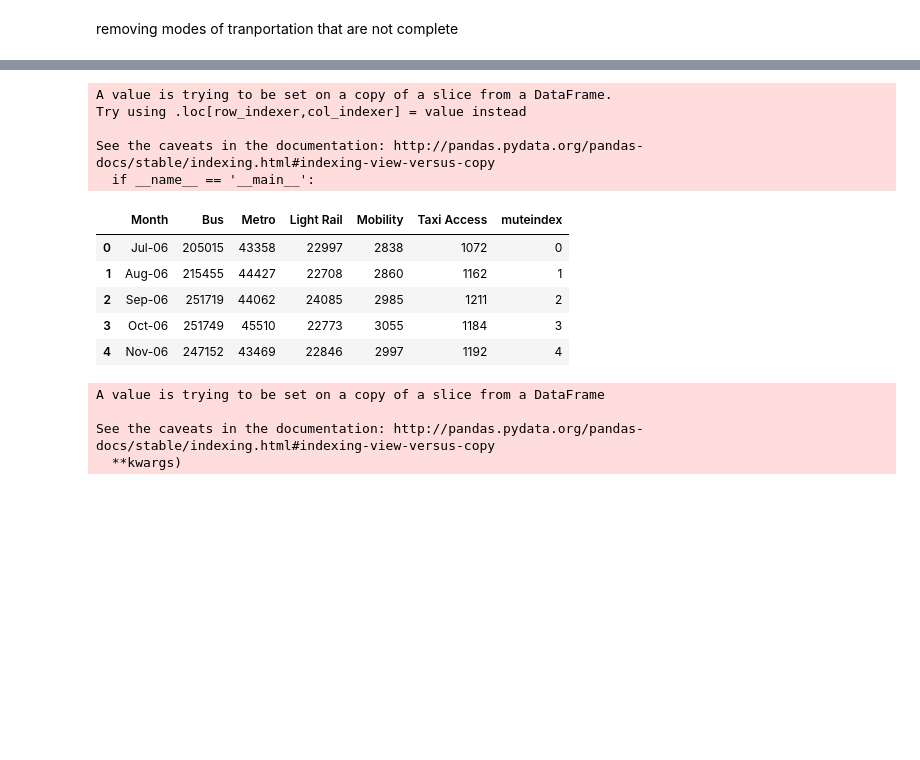
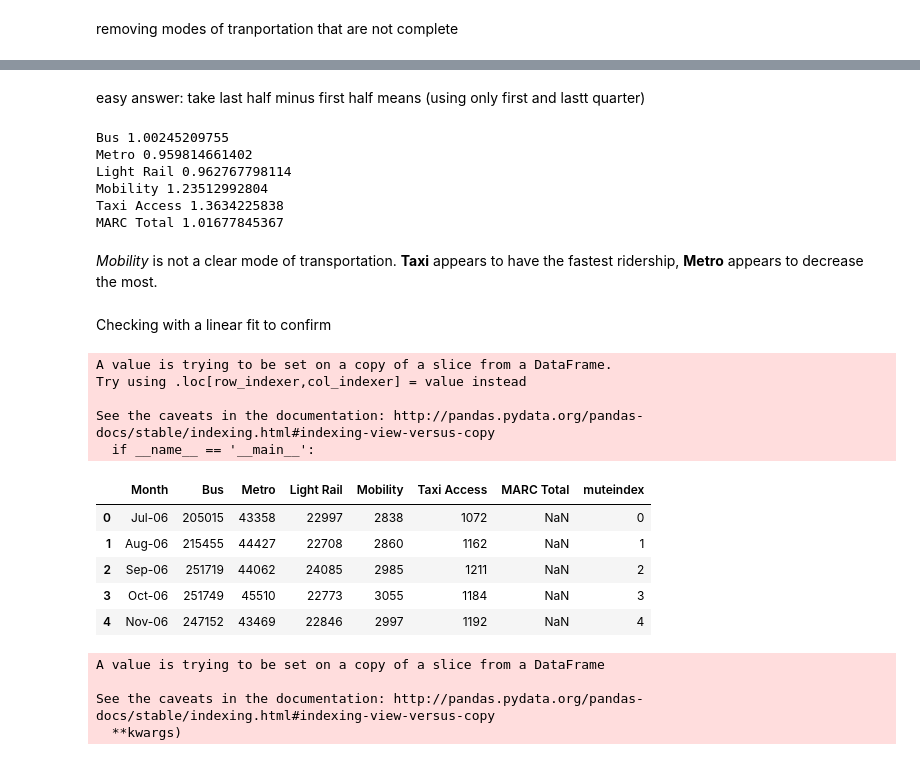
Before and after one commit to fedhere/DKqual, a Jupyter notebook: ts_solution.ipynb, the cells around one changed output, grey strips where cells are left out. Drawn from its saved outputs; the diff is of its cells as text; code cells hidden in the pictures; blank space fills up the shorter version.

```diff
--- a/ts_solution.ipynb
+++ b/ts_solution.ipynb
@@ -13,3 +11,5 @@ ridWC = pd.read_csv("MTA_Average_Weekday_Ridership_-_by_Month.csv")
+# %%
+ridWC = pd.read_csv("https://data.maryland.gov/api/views/ub96-xxqw/rows.csv?accessType=DOWNLOAD")
 # %%
 ridWC.head()
 # %% [output]
@@ -88,5 +97,5 @@ ridWC.describe()
 # %% [markdown]
 removing modes of tranportation that are not complete
 # %%
-ridWC = ridWC[["Month", "Bus","Metro","Light Rail","Mobility","Taxi Access"]]
+ridWCcut = ridWC[["Month", "Bus","Metro","Light Rail","Mobility","Taxi Access","MARC Total"]]
 # %%
@@ -118,16 +127,35 @@ Taxi Access
+# %% [markdown]
+easy answer: take last half minus first half means (using only first and lastt quarter)
+# %%
+N = len(ridWCcut)
+Non4 = int(N * 0.25)
+for c in ridWCcut.columns:
+    if c == "Month": continue
+    print (c, ridWCcut[c][Non4:].mean() / ridWCcut[c][:-Non4].mean())
+# %% [output]
+Bus 1.00245209755
+Metro 0.959814661402
+Light Rail 0.962767798114
+Mobility 1.23512992804
+Taxi Access 1.3634225838
+MARC Total 1.01677845367
+# %% [markdown]
+*Mobility* is not a clear mode of transportation. **Taxi** appears to have the fastest ridership, **Metro** appears to decrease the most.
+# %% [markdown]
+Checking with a linear fit to confirm
 # %%
-ridWC["muteindex"] = np.arange(len(ridWC))
-ridWC.head()
+ridWCcut["muteindex"] = np.arange(len(ridWCcut))
+ridWCcut.head()
 # %% [output]
 A value is trying to be set on a copy of a slice from a DataFrame.
 Try using .loc[row_indexer,col_indexer] = value instead
 
 See the caveats in the documentation: http://pandas.pydata.org/pandas-docs/stable/indexing.html#indexing-view-versus-copy
   if __name__ == '__main__':
-|  | Month | Bus | Metro | Light Rail | Mobility | Taxi Access | muteindex |
-| 0 | Jul-06 | 205015 | 43358 | 22997 | 2838 | 1072 | 0 |
-| 1 | Aug-06 | 215455 | 44427 | 22708 | 2860 | 1162 | 1 |
-| 2 | Sep-06 | 251719 | 44062 | 24085 | 2985 | 1211 | 2 |
-| 3 | Oct-06 | 251749 | 45510 | 22773 | 3055 | 1184 | 3 |
-| 4 | Nov-06 | 247152 | 43469 | 22846 | 2997 | 1192 | 4 |
+|  | Month | Bus | Metro | Light Rail | Mobility | Taxi Access | MARC Total | muteindex |
+| 0 | Jul-06 | 205015 | 43358 | 22997 | 2838 | 1072 | NaN | 0 |
+| 1 | Aug-06 | 215455 | 44427 | 22708 | 2860 | 1162 | NaN | 1 |
+| 2 | Sep-06 | 251719 | 44062 | 24085 | 2985 | 1211 | NaN | 2 |
+| 3 | Oct-06 | 251749 | 45510 | 22773 | 3055 | 1184 | NaN | 3 |
+| 4 | Nov-06 | 247152 | 43469 | 22846 | 2997 | 1192 | NaN | 4 |
 # %%
```
Also changed, not shown: parts of 23 cells of this notebook, 1 other file.
